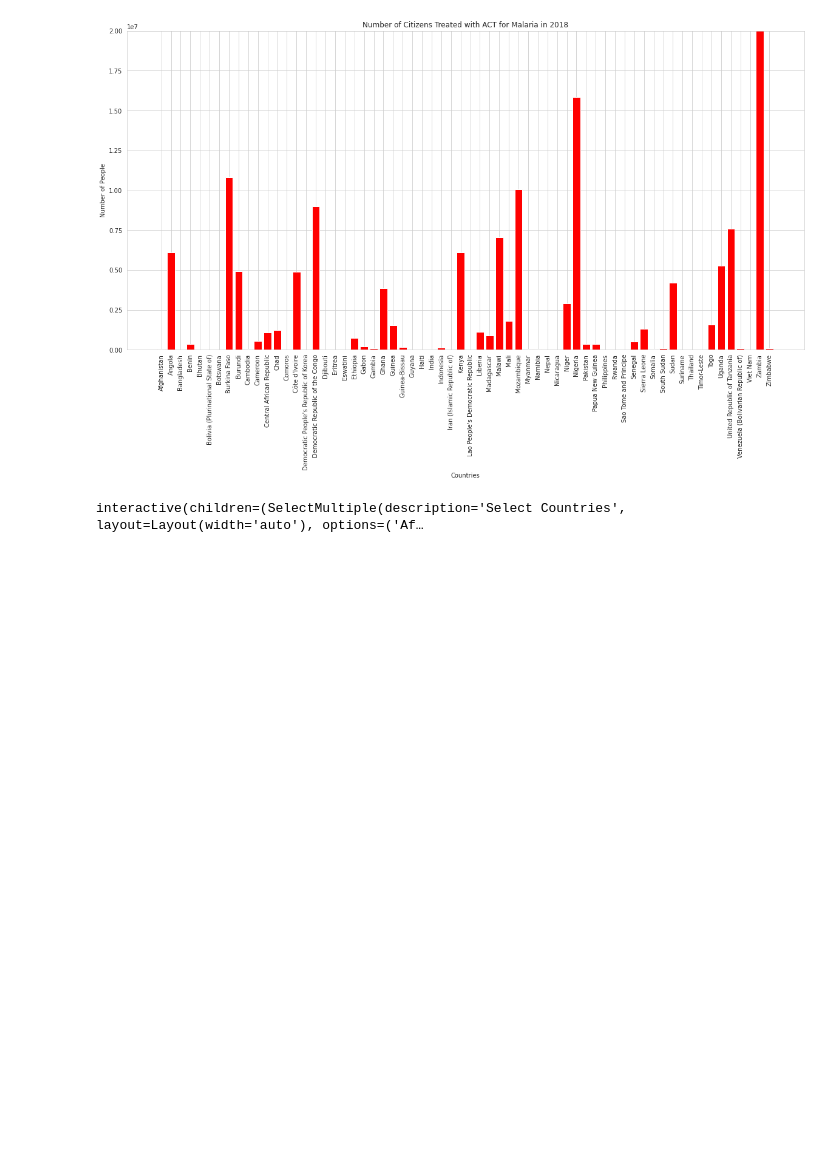
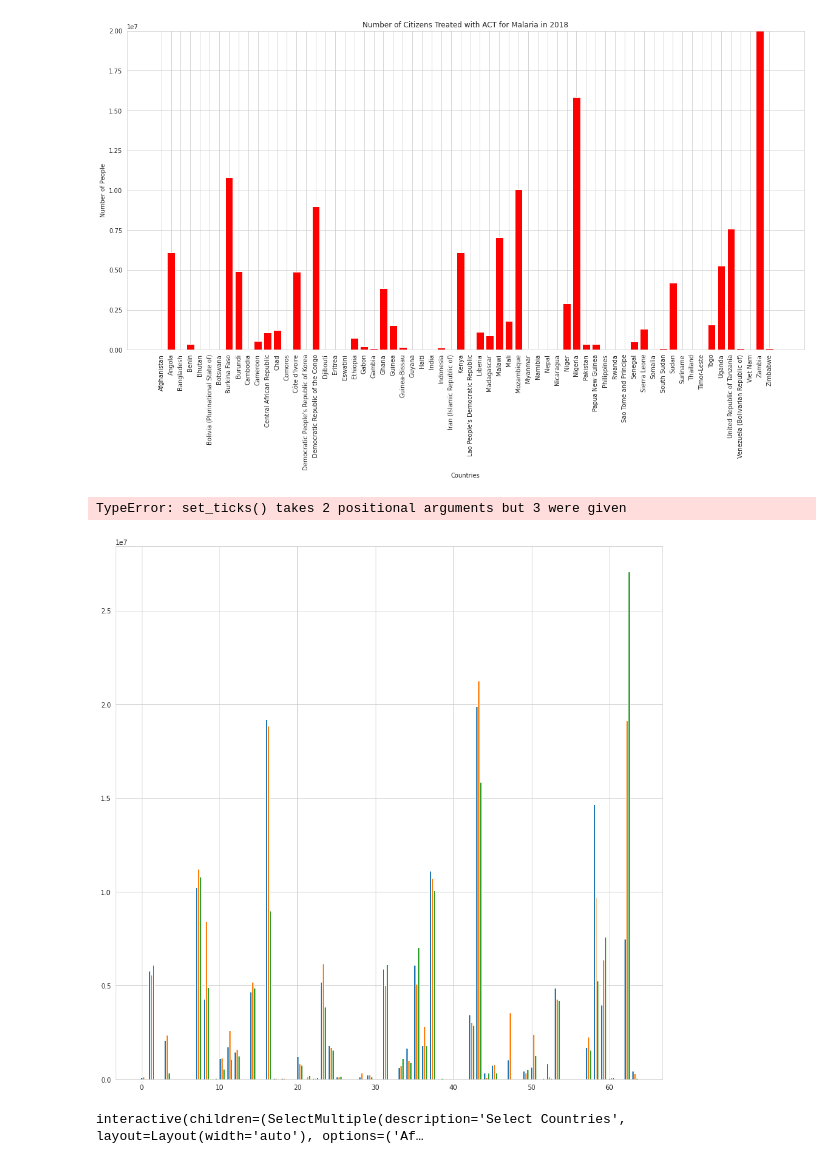
Before and after one commit to lillia7/hcde-410-final, a Jupyter notebook: ProjectProposal.ipynb, the cells around one changed output. Saved outputs shown, nothing was run; the diff lists cells and outputs as text; code cells hidden in the pictures; blank space fills up the shorter version.

Commit message:
graph code

```diff
--- a/ProjectProposal.ipynb
+++ b/ProjectProposal.ipynb
@@ -318,4 +220,27 @@ bar_color = 'red'
 create_bar_graph_from_csv(file_path, x_column, y_column, title, xlabel, ylabel)
 # %% [output]
 [figure]
+# %%
+x_values = list(act["Countries, territories and areas"])
+y_values = act[["2020","2019","2018"]]
+x = np.arange(len(x_values))
+fig, ax = plt.subplots()
+fig.set_figheight(15)
+fig.set_figwidth(15)
+width = 0.25
+multiplier = 0
+for attribute, measurement in y_values.items():
+    offset = width * multiplier
+    rects = ax.bar(x + offset, measurement, width, label=attribute)
+    multiplier += 1
+ax.set_xticks(x + width, x_values)
+plt.xticks(rotation='vertical')
+plt.title('Number of Citizens Treated with ACT for Malaria in by Year')
+plt.xlabel('Countries')
+plt.ylabel('Number of People')
+plt.ylim((0, 30000000))
+ax.legend()
+# %% [output]
+TypeError: set_ticks() takes 2 positional arguments but 3 were given
+[figure, added]
 # %%
```
Also changed, not shown: parts of 10 cells of this notebook.
